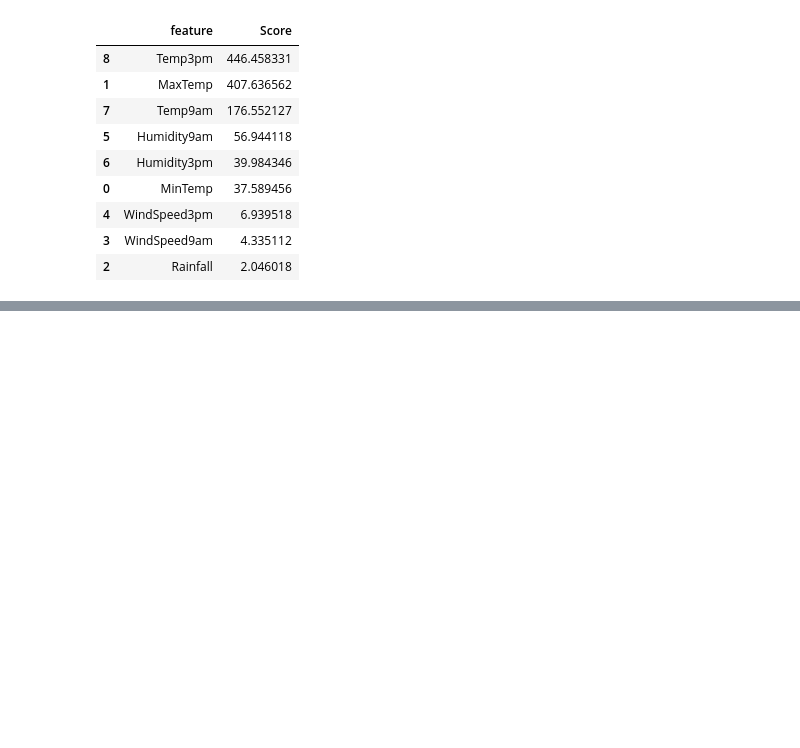
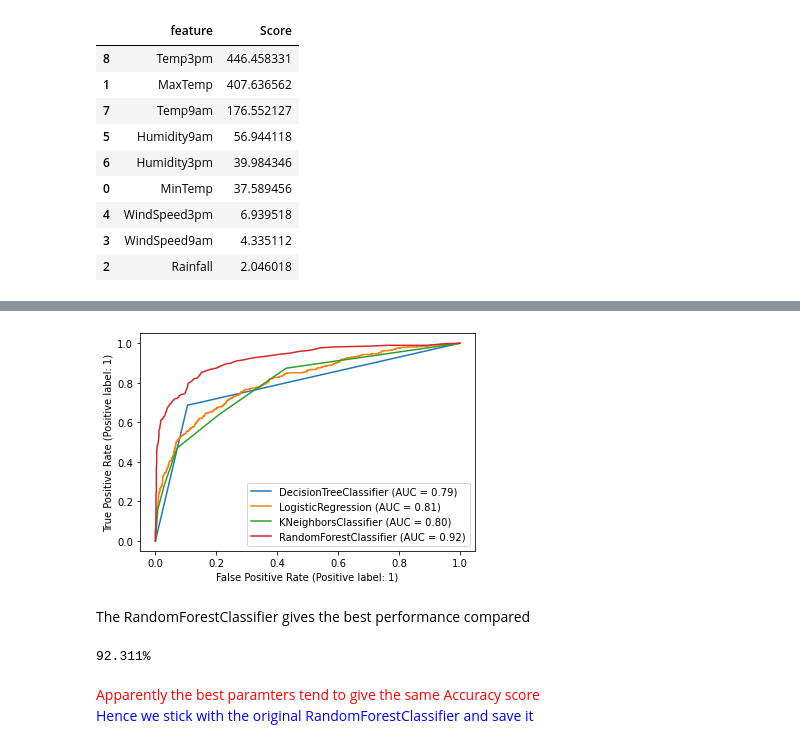
Before and after one commit to zobekenobe/DT-Evaluation-Project, a Jupyter notebook: Project 9.ipynb, the cells around one changed output, grey strips where cells are left out. Cells and saved outputs as stored; diff of their text form; code cells hidden in the pictures; blank space fills up the shorter version.

```diff
--- a/Project 9.ipynb
+++ b/Project 9.ipynb
@@ -452,0 +539,8 @@ df['WindDir3pm'] = LabelEncoder().fit_transform(df['WindDir3pm'])
+# %%
+axis = plot_roc_curve(dt, xtest, ytest)
+for estimator in estimators[1:]:
+    plot_roc_curve(estimator[0], xtest, ytest, ax = axis.ax_)
+# %% [output]
+[figure, added]
+# %% [markdown]
+The RandomForestClassifier gives the best performance compared
@@ -452,0 +556,12 @@ df['WindDir3pm'] = LabelEncoder().fit_transform(df['WindDir3pm'])
+# %%
+rf_best_est.fit(xtrain, ytrain)
+ytest = rf_best_est.predict(xtest)
+print(f"{accuracy_score(ytest, ypred)*100:0.3f}%")
+# %% [output]
+92.311%
+# %% [markdown]
+<font color = red>
+Apparently the best paramters tend to give the same Accuracy score
+</font>
+
+<font color = blue>Hence we stick with the original RandomForestClassifier and save it</font>
```
Also changed, not shown: parts of 17 cells of this notebook.
